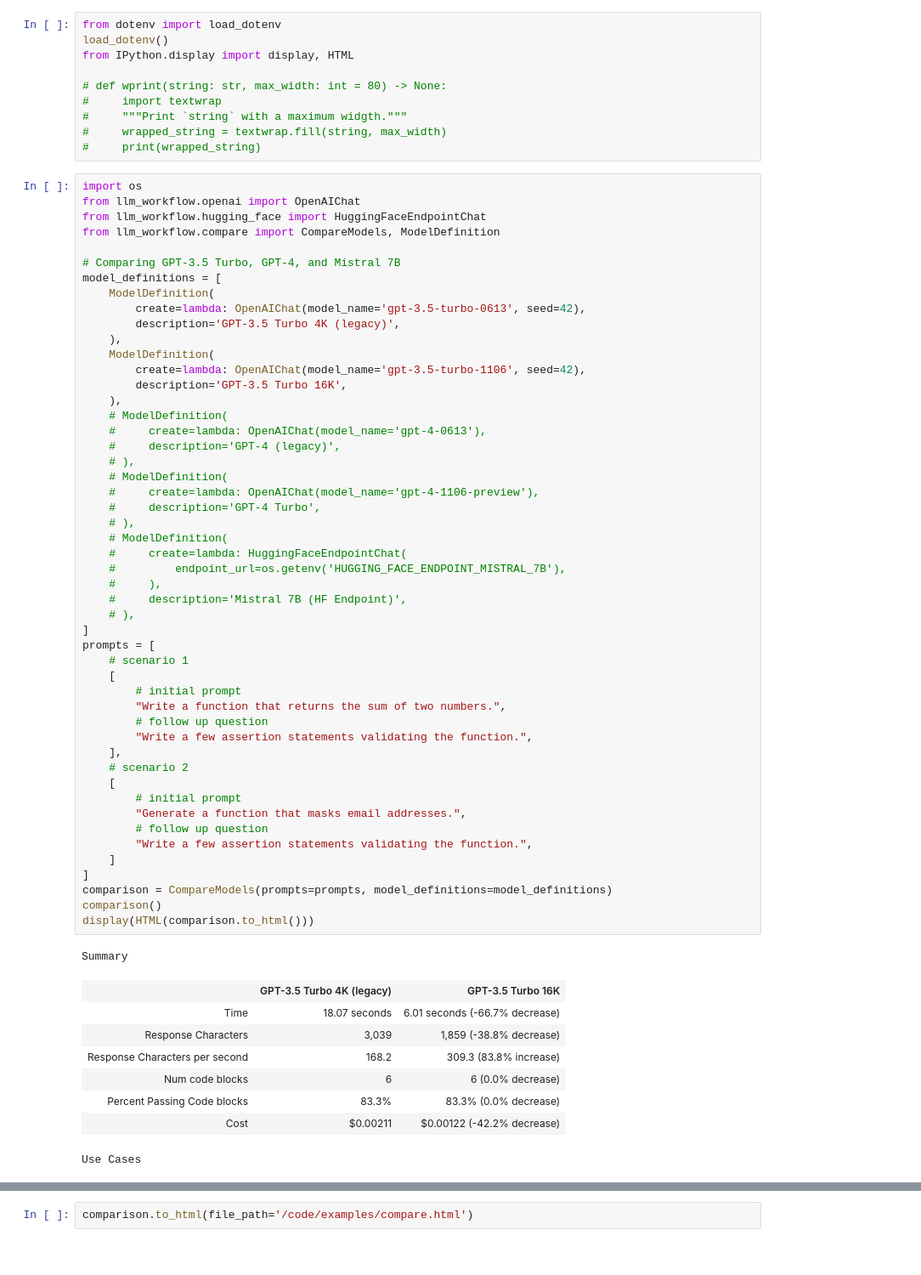
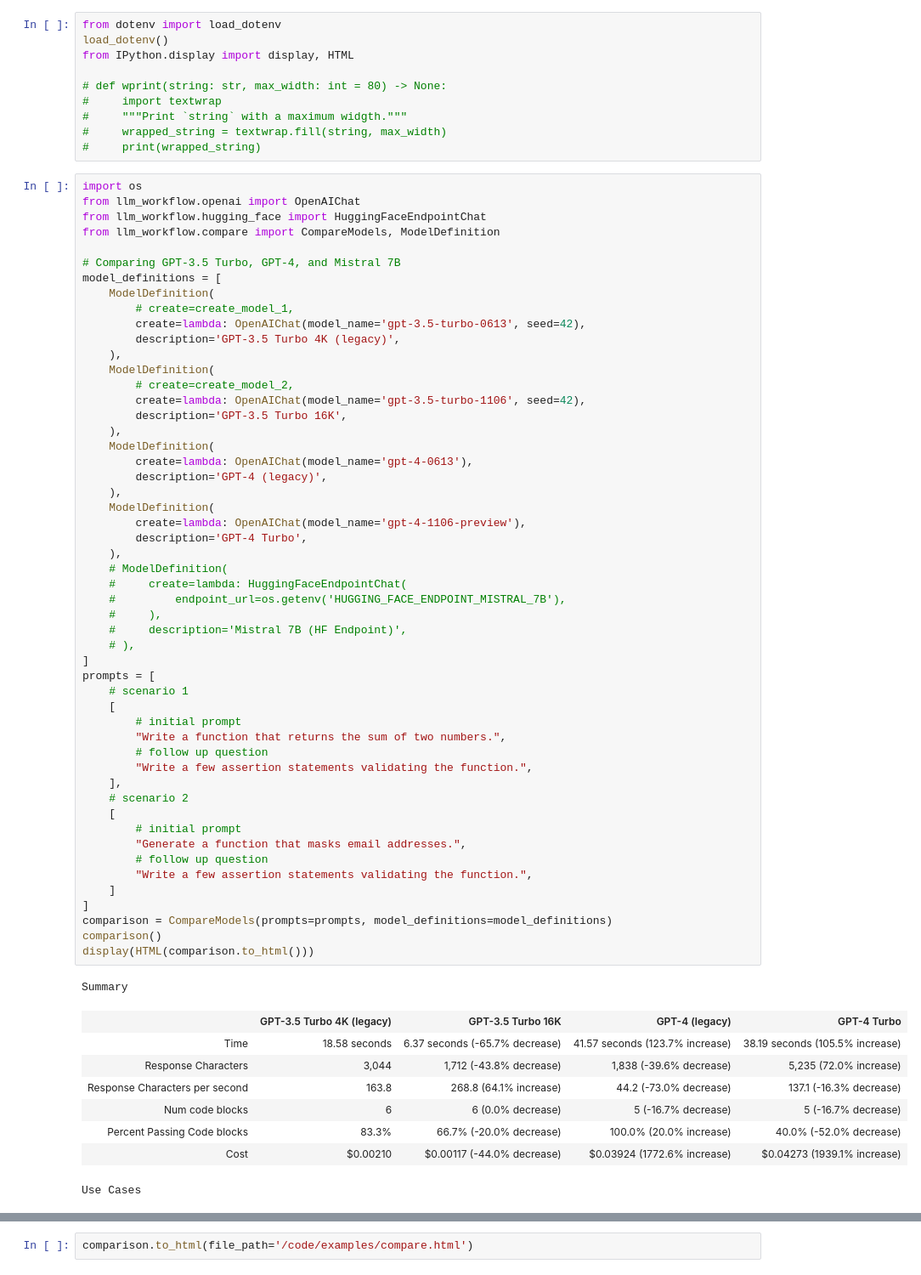
Before and after one commit to shane-kercheval/llm-workflow, a Jupyter notebook: examples/compare.ipynb, the cells around one changed output, grey strips where cells are left out. Shown at 85% size. Saved outputs shown, nothing was run; the diff lists cells and outputs as text.

```diff
--- a/examples/compare.ipynb
+++ b/examples/compare.ipynb
@@ -31,54 +31,56 @@ from llm_workflow.compare import CompareModels, ModelDefinition
 # Comparing GPT-3.5 Turbo, GPT-4, and Mistral 7B
 model_definitions = [
     ModelDefinition(
+        # create=create_model_1,
         create=lambda: OpenAIChat(model_name='gpt-3.5-turbo-0613', seed=42),
         description='GPT-3.5 Turbo 4K (legacy)',
     ),
     ModelDefinition(
+        # create=create_model_2,
         create=lambda: OpenAIChat(model_name='gpt-3.5-turbo-1106', seed=42),
         description='GPT-3.5 Turbo 16K',
     ),
-    # ModelDefinition(
-    #     create=lambda: OpenAIChat(model_name='gpt-4-0613'),
-    #     description='GPT-4 (legacy)',
-    # ),
-    # ModelDefinition(
-    #     create=lambda: OpenAIChat(model_name='gpt-4-1106-preview'),
-    #     description='GPT-4 Turbo',
-    # ),
+    ModelDefinition(
+        create=lambda: OpenAIChat(model_name='gpt-4-0613'),
+        description='GPT-4 (legacy)',
+    ),
+    ModelDefinition(
+        create=lambda: OpenAIChat(model_name='gpt-4-1106-preview'),
+        description='GPT-4 Turbo',
+    ),
     # ModelDefinition(
     #     create=lambda: HuggingFaceEndpointChat(
     #         endpoint_url=os.getenv('HUGGING_FACE_ENDPOINT_MISTRAL_7B'),
     #     ),
     #     description='Mistral 7B (HF Endpoint)',
     # ),
 ]
 prompts = [
     # scenario 1
     [
         # initial prompt
         "Write a function that returns the sum of two numbers.",
         # follow up question
         "Write a few assertion statements validating the function.",
     ],
     # scenario 2
     [
         # initial prompt
         "Generate a function that masks email addresses.",
         # follow up question
         "Write a few assertion statements validating the function.",
     ]
 ]
 comparison = CompareModels(prompts=prompts, model_definitions=model_definitions)
 comparison()
 display(HTML(comparison.to_html()))
 # %% [output]
 Summary
-|  | GPT-3.5 Turbo 4K (legacy) | GPT-3.5 Turbo 16K |
-| Time | 18.07 seconds | 6.01 seconds (-66.7% decrease) |
-| Response Characters | 3,039 | 1,859 (-38.8% decrease) |
-| Response Characters per second | 168.2 | 309.3 (83.8% increase) |
-| Num code blocks | 6 | 6 (0.0% decrease) |
-| Percent Passing Code blocks | 83.3% | 83.3% (0.0% decrease) |
-| Cost | $0.00211 | $0.00122 (-42.2% decrease) |
+|  | GPT-3.5 Turbo 4K (legacy) | GPT-3.5 Turbo 16K | GPT-4 (legacy) | GPT-4 Turbo |
+| Time | 18.58 seconds | 6.37 seconds (-65.7% decrease) | 41.57 seconds (123.7% increase) | 38.19 seconds (105.5% increase) |
+| Response Characters | 3,044 | 1,712 (-43.8% decrease) | 1,838 (-39.6% decrease) | 5,235 (72.0% increase) |
+| Response Characters per second | 163.8 | 268.8 (64.1% increase) | 44.2 (-73.0% decrease) | 137.1 (-16.3% decrease) |
+| Num code blocks | 6 | 6 (0.0% decrease) | 5 (-16.7% decrease) | 5 (-16.7% decrease) |
+| Percent Passing Code blocks | 83.3% | 66.7% (-20.0% decrease) | 100.0% (20.0% increase) | 40.0% (-52.0% decrease) |
+| Cost | $0.00210 | $0.00117 (-44.0% decrease) | $0.03924 (1772.6% increase) | $0.04273 (1939.1% increase) |
 Use Cases
```
Also changed, not shown: parts of 1 cell of this notebook, 5 other files.
